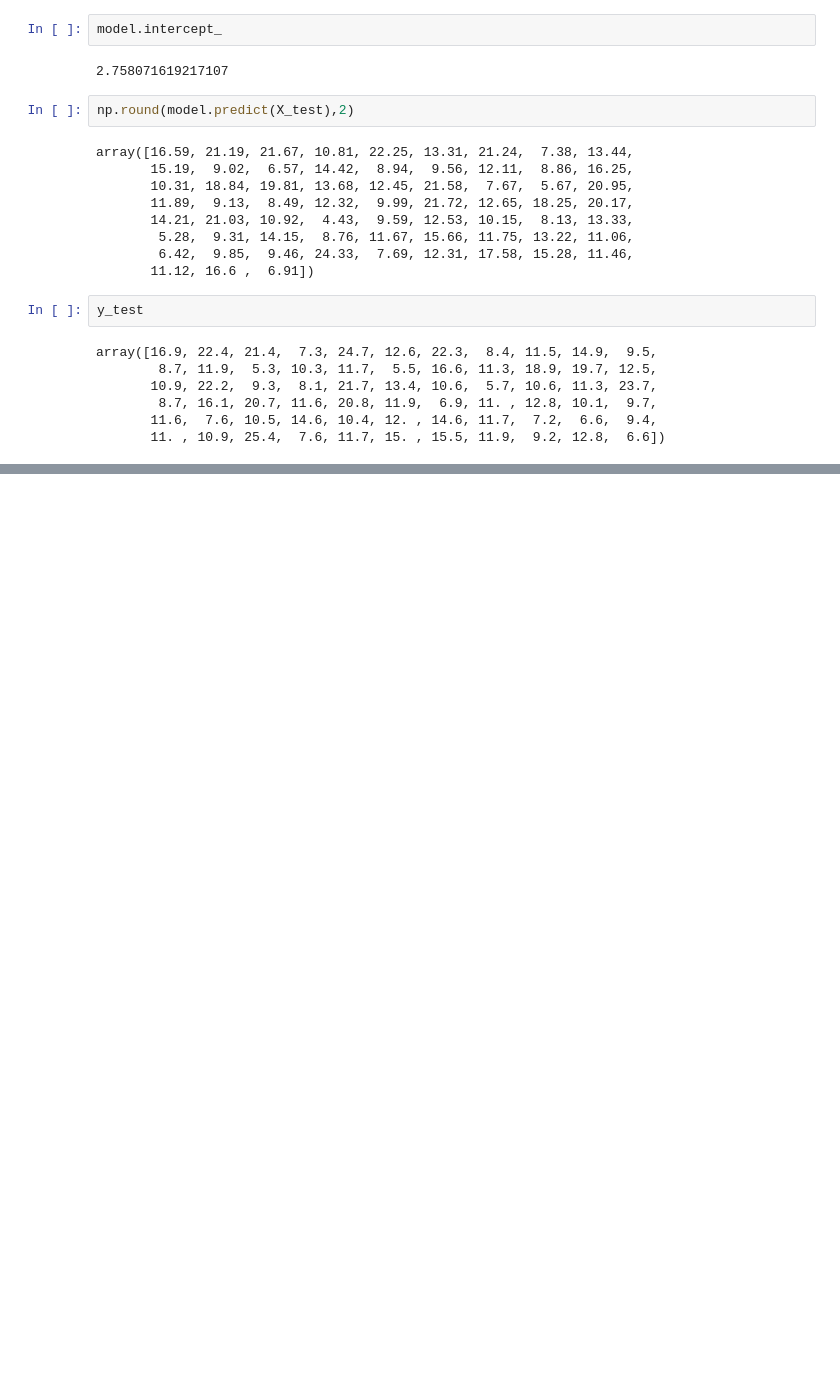
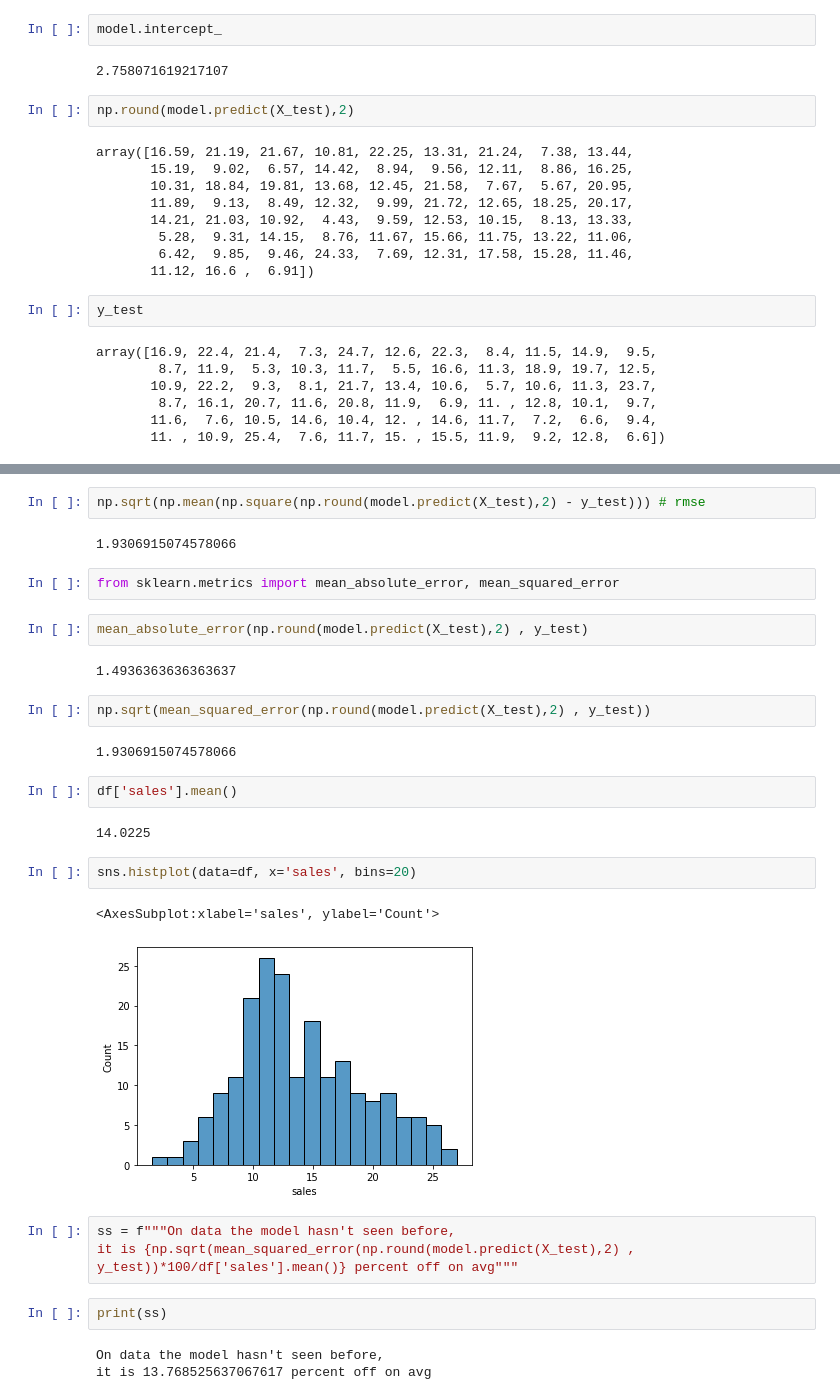
Before and after one commit to ravi0531rp/DataScienceComplete, a Jupyter notebook: Data_Science_ML_Based/005. Linear Regression.ipynb, the cells around one changed output, grey strips where cells are left out. Drawn from its saved outputs; the diff is of its cells as text; blank space fills up the shorter version.

```diff
--- a/Data_Science_ML_Based/005. Linear Regression.ipynb
+++ b/Data_Science_ML_Based/005. Linear Regression.ipynb
@@ -183,0 +218,31 @@ array([16.9, 22.4, 21.4,  7.3, 24.7, 12.6, 22.3,  8.4, 11.5, 14.9,  9.5,
+# %%
+np.sqrt(np.mean(np.square(np.round(model.predict(X_test),2) - y_test))) # rmse
+# %% [output]
+1.9306915074578066
+# %%
+from sklearn.metrics import mean_absolute_error, mean_squared_error
+# %%
+mean_absolute_error(np.round(model.predict(X_test),2) , y_test)
+# %% [output]
+1.4936363636363637
+# %%
+np.sqrt(mean_squared_error(np.round(model.predict(X_test),2) , y_test))
+# %% [output]
+1.9306915074578066
+# %%
+df['sales'].mean()
+# %% [output]
+14.0225
+# %%
+sns.histplot(data=df, x='sales', bins=20)
+# %% [output]
+<AxesSubplot:xlabel='sales', ylabel='Count'>
+[figure, added]
+# %%
+ss = f"""On data the model hasn't seen before,
+it is {np.sqrt(mean_squared_error(np.round(model.predict(X_test),2) , y_test))*100/df['sales'].mean()} percent off on avg"""
+# %%
+print(ss)
+# %% [output]
+On data the model hasn't seen before,
+it is 13.768525637067617 percent off on avg
```
Also changed, not shown: parts of 8 cells of this notebook.
